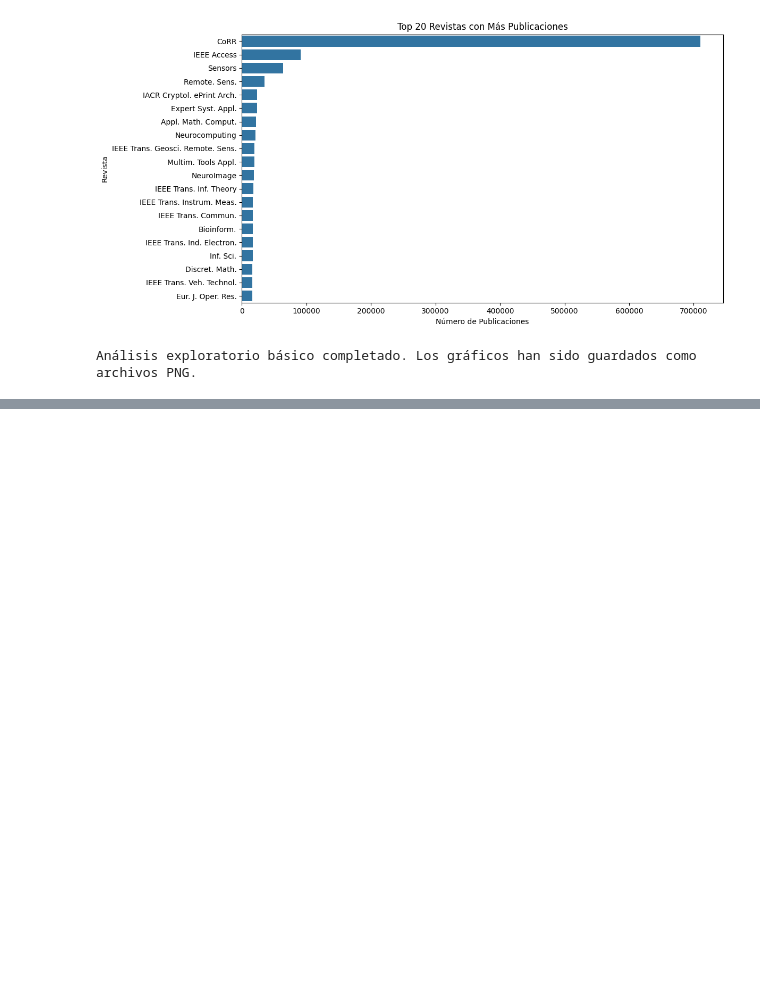
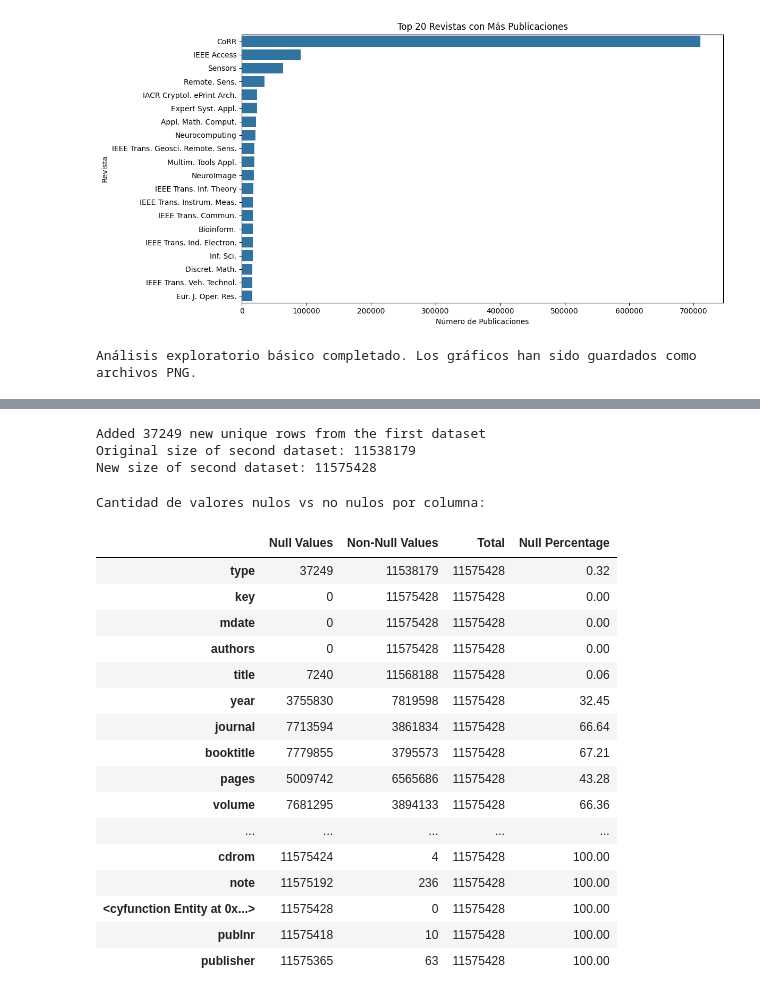
Before and after one commit to soppibbita/Proyecto_Analisis, a Jupyter notebook: dataframes.ipynb, the cells around one changed output, grey strips where cells are left out. Drawn from its saved outputs; the diff is of its cells as text; code cells hidden in the pictures; blank space fills up the shorter version.

```diff
--- a/dataframes.ipynb
+++ b/dataframes.ipynb
@@ -213,0 +253,71 @@ df2.head()
+# %%
+def merge_unique_values(df1, df2):
+    df1_copy = df1.copy()
+    df2_copy = df2.copy()
+
+    if 'author' in df1_copy.columns:
+        df1_copy = df1_copy.rename(columns={'author': 'authors'})
+
+    df1_copy['normalized_title'] = df1_copy['title'].apply(normalize_text)
+    df2_copy['normalized_title'] = df2_copy['title'].apply(normalize_text)
+
+    titles_df1 = set(df1_copy['normalized_title'])
+    titles_df2 = set(df2_copy['normalized_title'])
+
+    unique_titles = titles_df1 - titles_df2
+
+    if len(unique_titles) > 0:
+        unique_mask = df1_copy['normalized_title'].isin(unique_titles)
+        unique_rows = df1_copy[unique_mask].copy()
+
+        unique_rows = unique_rows.drop('normalized_title', axis=1)
+
+        df2_copy = pd.concat([df2_copy.drop('normalized_title', axis=1), unique_rows], ignore_index=True)
+
+        print(f"Added {len(unique_rows)} new unique rows from the first dataset")
+        print(f"Original size of second dataset: {len(df2_copy) - len(unique_rows)}")
+        print(f"New size of second dataset: {len(df2_copy)}")
+    else:
+        print("No unique entries found in the first dataset")
+        df2_copy = df2_copy.drop('normalized_title', axis=1)
+
+    return df2_copy
+
+df2_updated = merge_unique_values(data, df2)
+df2_updated.to_csv('updated_dataset.csv', index=False)
+# %% [output]
+Added 37249 new unique rows from the first dataset
+Original size of second dataset: 11538179
+New size of second dataset: 11575428
+# %%
+print("\nCantidad de valores nulos vs no nulos por columna:")
+null_counts = df2_updated.isnull().sum()
+non_null_counts = df2_updated.count()
+
+null_vs_non_null = pd.DataFrame({
+    'Null Values': null_counts,
+    'Non-Null Values': non_null_counts,
+    'Total': len(df2_updated),
+    'Null Percentage': (null_counts / len(df2_updated) * 100).round(2)
+})
+
+null_vs_non_null
+# %% [output]
+Cantidad de valores nulos vs no nulos por columna:
+|  | Null Values | Non-Null Values | Total | Null Percentage |
+| type | 37249 | 11538179 | 11575428 | 0.32 |
+| key | 0 | 11575428 | 11575428 | 0.00 |
+| mdate | 0 | 11575428 | 11575428 | 0.00 |
+| authors | 0 | 11575428 | 11575428 | 0.00 |
+| title | 7240 | 11568188 | 11575428 | 0.06 |
+| year | 3755830 | 7819598 | 11575428 | 32.45 |
+| journal | 7713594 | 3861834 | 11575428 | 66.64 |
+| booktitle | 7779855 | 3795573 | 11575428 | 67.21 |
+| pages | 5009742 | 6565686 | 11575428 | 43.28 |
+| volume | 7681295 | 3894133 | 11575428 | 66.36 |
+| ... | ... | ... | ... | ... |
+| cdrom | 11575424 | 4 | 11575428 | 100.00 |
+| note | 11575192 | 236 | 11575428 | 100.00 |
+| <cyfunction Entity at 0x...> | 11575428 | 0 | 11575428 | 100.00 |
+| publnr | 11575418 | 10 | 11575428 | 100.00 |
+| publisher | 11575365 | 63 | 11575428 | 100.00 |
```
Also changed, not shown: parts of 5 cells of this notebook.
